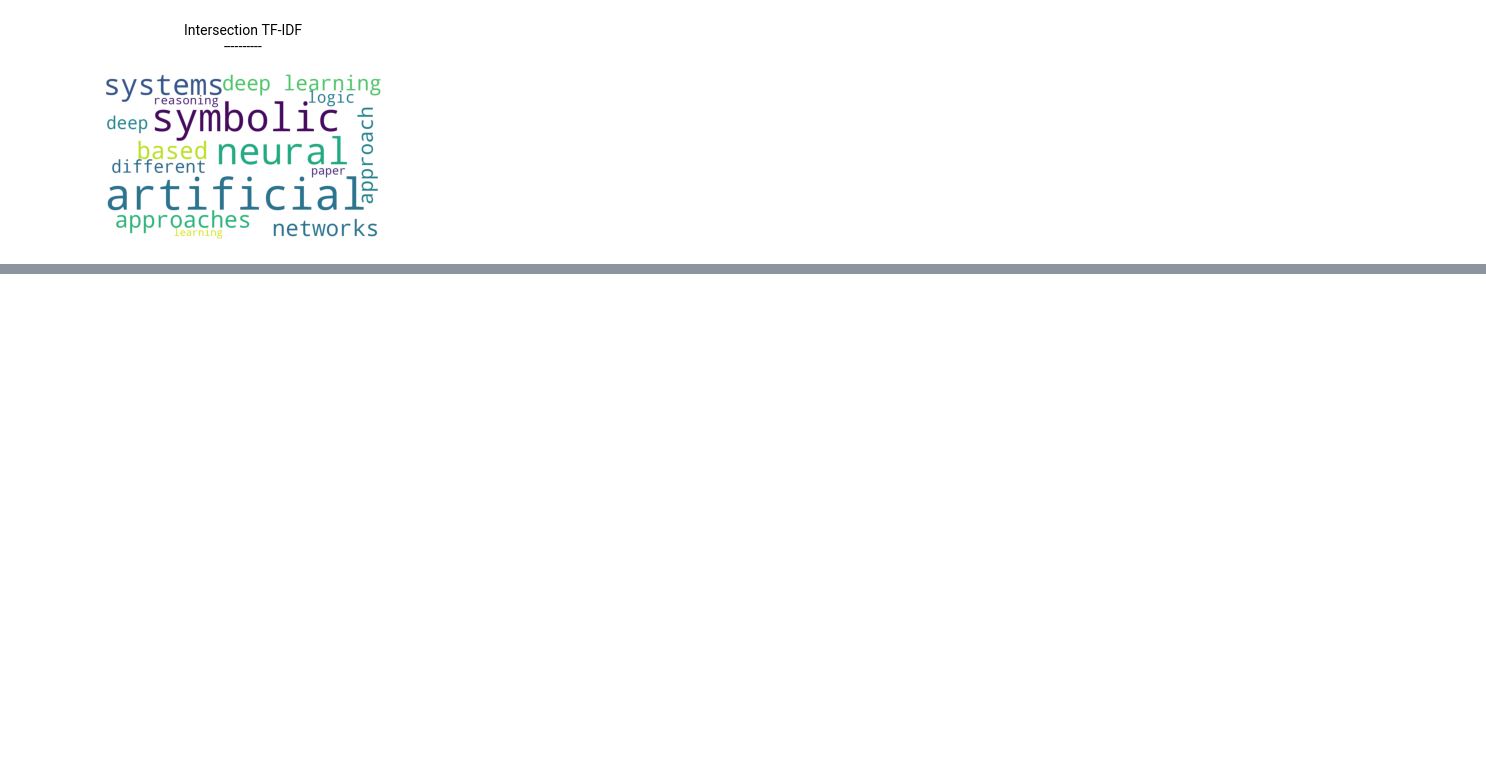
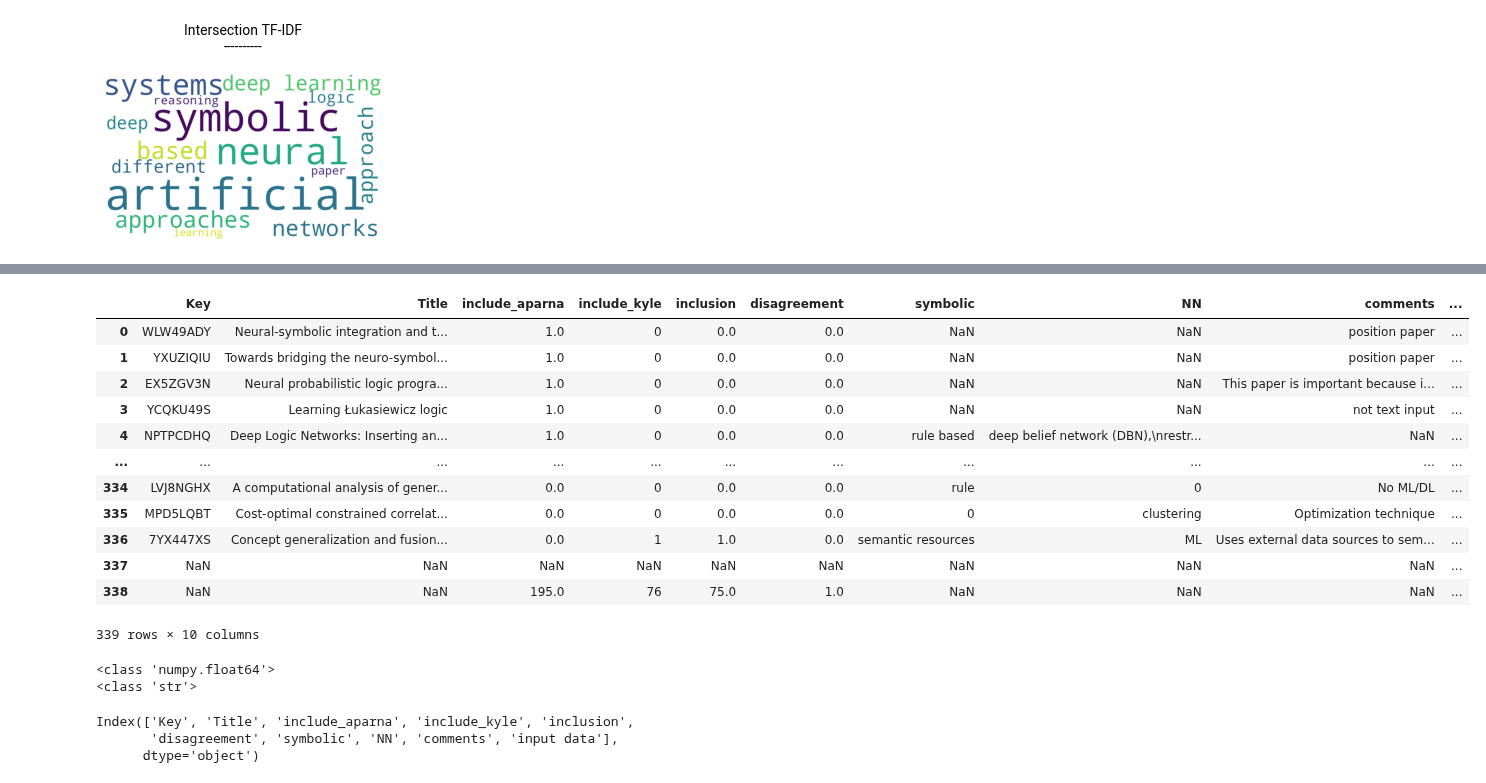
Before and after one commit to kyleiwaniec/neuro-symbolic-ai-systematic-review, a Jupyter notebook: scopus/Researcher-argreement-analysis.ipynb, the cells around one changed output, grey strips where cells are left out. Drawn from its saved outputs; the diff is of its cells as text; code cells hidden in the pictures; blank space fills up the shorter version.

```diff
--- a/scopus/Researcher-argreement-analysis.ipynb
+++ b/scopus/Researcher-argreement-analysis.ipynb
@@ -146,0 +159,2 @@ Looking at the venn diagram of included articles by each of the two researchers,
+# %%
+a75=pd.read_csv("scopus (75).csv")
@@ -146,0 +173,3 @@ Looking at the venn diagram of included articles by each of the two researchers,
+# %%
+a75=a75[['Key', 'Title', 'include_aparna', 'include_kyle',
+       'inclusion', 'disagreement', 'symbolic', 'NN', 'comments', 'input data']]
@@ -146,0 +202,22 @@ Looking at the venn diagram of included articles by each of the two researchers,
+# %%
+a75
+# %% [output]
+|  | Key | Title | include_aparna | include_kyle | inclusion | disagreement | symbolic | NN | comments | ... |
+| 0 | WLW49ADY | Neural-symbolic integration and t... | 1.0 | 0 | 0.0 | 0.0 | NaN | NaN | position paper | ... |
+| 1 | YXUZIQIU | Towards bridging the neuro-symbol... | 1.0 | 0 | 0.0 | 0.0 | NaN | NaN | position paper | ... |
+| 2 | EX5ZGV3N | Neural probabilistic logic progra... | 1.0 | 0 | 0.0 | 0.0 | NaN | NaN | This paper is important because i... | ... |
+| 3 | YCQKU49S | Learning Łukasiewicz logic | 1.0 | 0 | 0.0 | 0.0 | NaN | NaN | not text input | ... |
+| 4 | NPTPCDHQ | Deep Logic Networks: Inserting an... | 1.0 | 0 | 0.0 | 0.0 | rule based | deep belief network (DBN),\nrestr... | NaN | ... |
+| ... | ... | ... | ... | ... | ... | ... | ... | ... | ... | ... |
+| 334 | LVJ8NGHX | A computational analysis of gener... | 0.0 | 0 | 0.0 | 0.0 | rule | 0 | No ML/DL | ... |
+| 335 | MPD5LQBT | Cost-optimal constrained correlat... | 0.0 | 0 | 0.0 | 0.0 | 0 | clustering | Optimization technique | ... |
+| 336 | 7YX447XS | Concept generalization and fusion... | 0.0 | 1 | 1.0 | 0.0 | semantic resources | ML | Uses external data sources to sem... | ... |
+| 337 | NaN | NaN | NaN | NaN | NaN | NaN | NaN | NaN | NaN | ... |
+| 338 | NaN | NaN | 195.0 | 76 | 75.0 | 1.0 | NaN | NaN | NaN | ... |
+339 rows × 10 columns
+# %%
+print(type(a75['inclusion'][0]))
+print(type(a75['include_kyle'][0]))
+# %% [output]
+<class 'numpy.float64'>
+<class 'str'>
@@ -146,0 +226,6 @@ Looking at the venn diagram of included articles by each of the two researchers,
+# %%
+agree.columns
+# %% [output]
+Index(['Key', 'Title', 'include_aparna', 'include_kyle', 'inclusion',
+       'disagreement', 'symbolic', 'NN', 'comments', 'input data'],
+      dtype='object')
```
Also changed, not shown: parts of 15 cells of this notebook, 13 other files.
